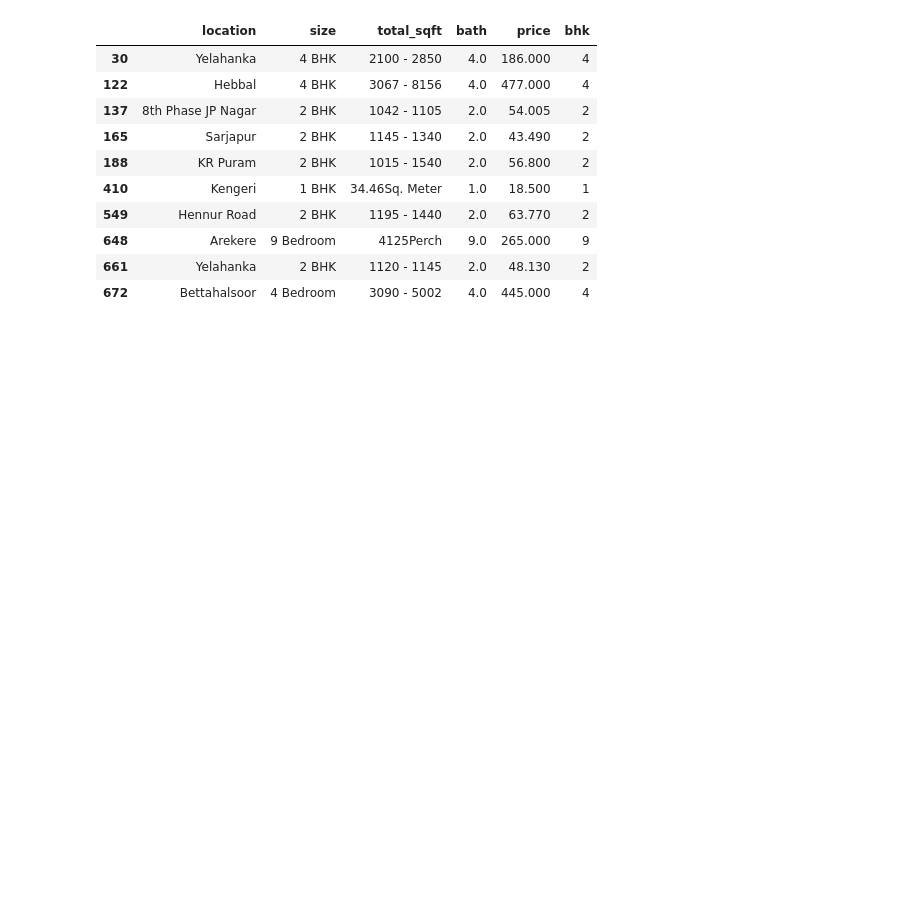
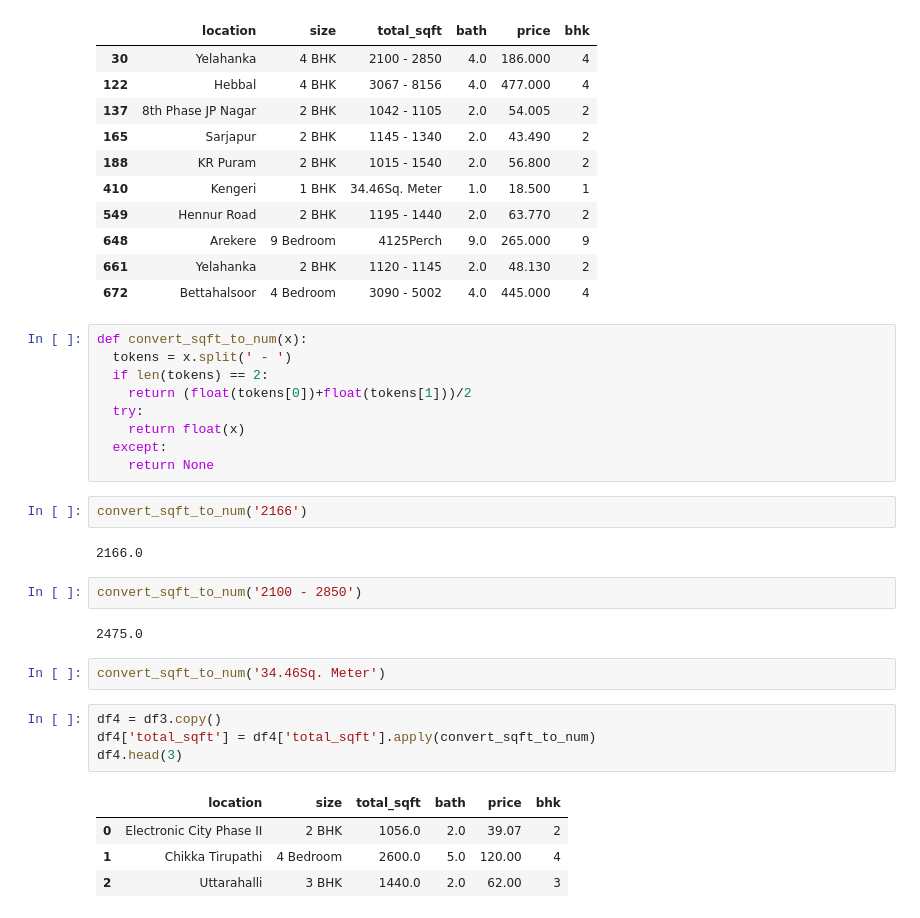
Before and after one commit to AleksanderSleszynski/hello-data-science, a Jupyter notebook: Hello_data_science.ipynb, the cells around one changed output. Cells and saved outputs as stored; diff of their text form; blank space fills up the shorter version.

Commit message:
Machine Learning & Data Science Project - 2 : Data Cleaning (Real Estate Price Prediction Project)

```diff
--- a/Hello_data_science.ipynb
+++ b/Hello_data_science.ipynb
@@ -126,3 +126,31 @@ df3[~df3['total_sqft'].apply(is_float)].head(10)
 | 648 | Arekere | 9 Bedroom | 4125Perch | 9.0 | 265.000 | 9 |
 | 661 | Yelahanka | 2 BHK | 1120 - 1145 | 2.0 | 48.130 | 2 |
 | 672 | Bettahalsoor | 4 Bedroom | 3090 - 5002 | 4.0 | 445.000 | 4 |
+# %%
+def convert_sqft_to_num(x):
+  tokens = x.split(' - ')
+  if len(tokens) == 2:
+    return (float(tokens[0])+float(tokens[1]))/2
+  try:
+    return float(x)
+  except:
+    return None
+# %%
+convert_sqft_to_num('2166')
+# %% [output]
+2166.0
+# %%
+convert_sqft_to_num('2100 - 2850')
+# %% [output]
+2475.0
+# %%
+convert_sqft_to_num('34.46Sq. Meter')
+# %%
+df4 = df3.copy()
+df4['total_sqft'] = df4['total_sqft'].apply(convert_sqft_to_num)
+df4.head(3)
+# %% [output]
+|  | location | size | total_sqft | bath | price | bhk |
+| 0 | Electronic City Phase II | 2 BHK | 1056.0 | 2.0 | 39.07 | 2 |
+| 1 | Chikka Tirupathi | 4 Bedroom | 2600.0 | 5.0 | 120.00 | 4 |
+| 2 | Uttarahalli | 3 BHK | 1440.0 | 2.0 | 62.00 | 3 |
```
Also changed, not shown: parts of 2 cells of this notebook.
